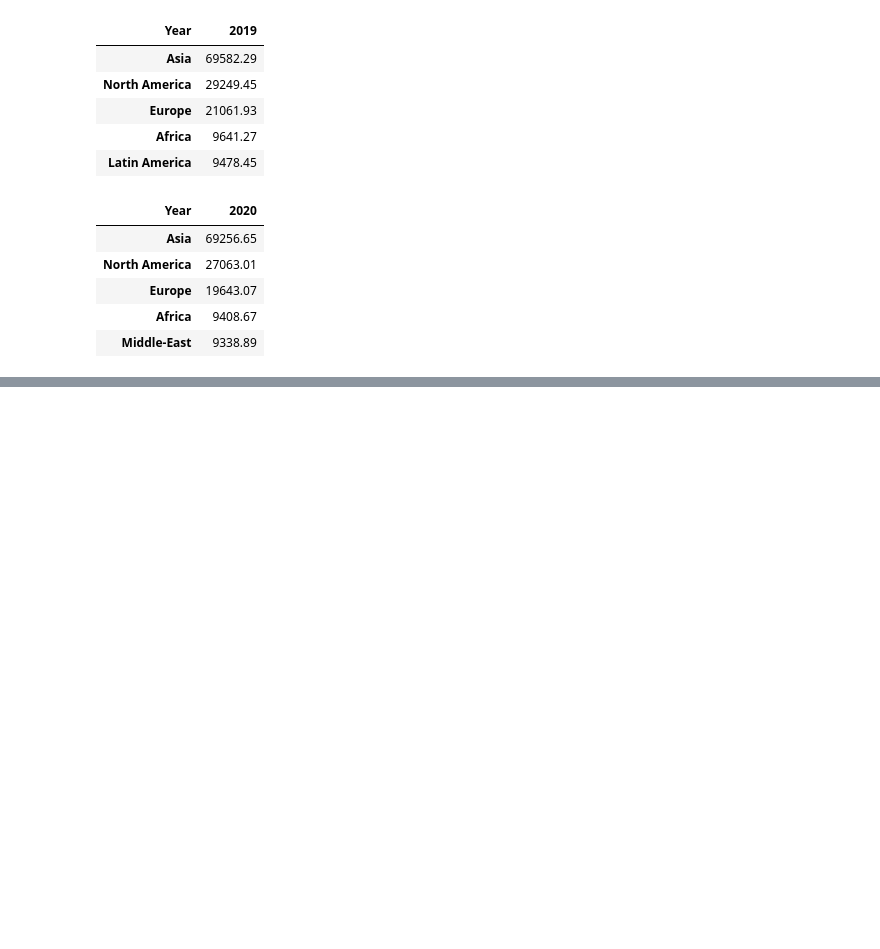
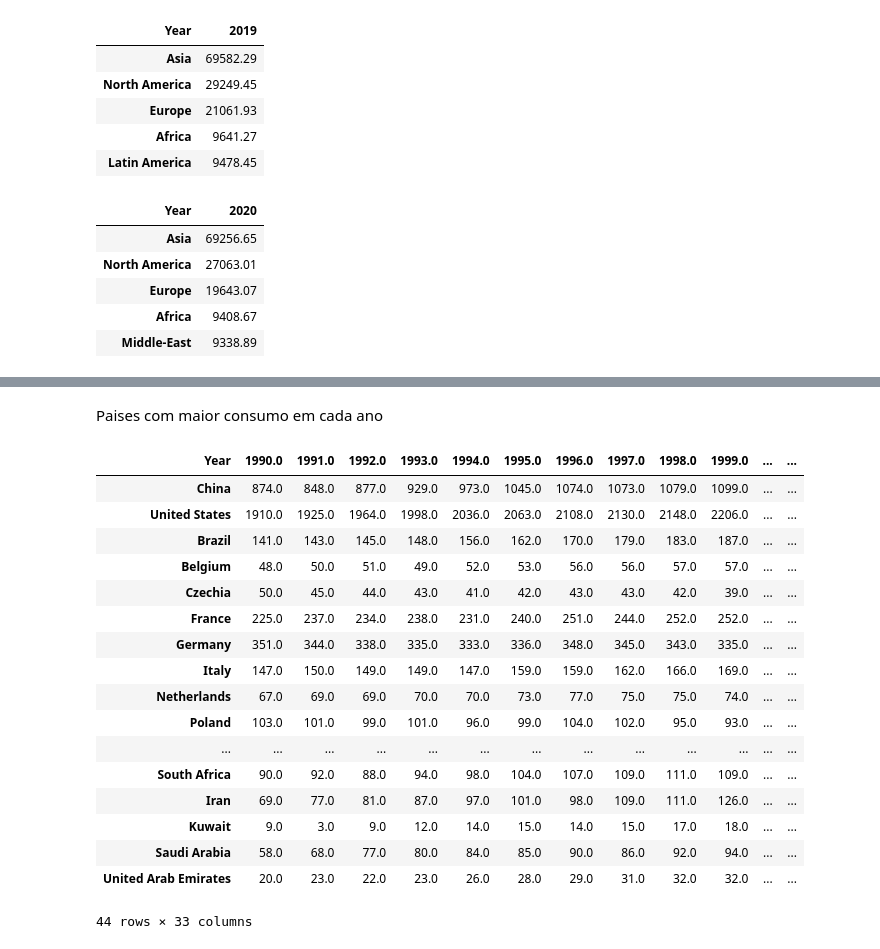
Before and after one commit to Alimva/Trabalho-Final-de-Dados, a Jupyter notebook: main/Notebooks/EDAs/alice_martins.ipynb, the cells around one changed output, grey strips where cells are left out. Saved outputs shown, nothing was run; the diff lists cells and outputs as text; code cells hidden in the pictures; blank space fills up the shorter version.

```diff
--- a/main/Notebooks/EDAs/alice_martins.ipynb
+++ b/main/Notebooks/EDAs/alice_martins.ipynb
@@ -867,0 +870,3 @@ an6.sort_values(by = [2020],ascending = False).iloc[:5, 4:5]
+# %%
+df = pd.read_csv("../../Energydata/Country_Consumption_TWH.csv")
+df
@@ -867,0 +892,2 @@ an6.sort_values(by = [2020],ascending = False).iloc[:5, 4:5]
+# %%
+df = df.set_index('Year')
@@ -867,0 +1866,30 @@ an6.sort_values(by = [2020],ascending = False).iloc[:5, 4:5]
+# %% [markdown]
+Paises com maior consumo em cada ano
+# %%
+dt = df.T
+
+an1 = dt.iloc[: , :6]
+an2 = dt.iloc[: , 6: 11]
+an3 = dt.iloc[: , 11:16]
+an4 = dt.iloc[: , 16:21]
+an5 = dt.iloc[: , 21:26]
+an6 = dt.iloc[: , 26: ]
+# %% [output]
+| Year | 1990.0 | 1991.0 | 1992.0 | 1993.0 | 1994.0 | 1995.0 | 1996.0 | 1997.0 | 1998.0 | 1999.0 | ... | ... |
+| China | 874.0 | 848.0 | 877.0 | 929.0 | 973.0 | 1045.0 | 1074.0 | 1073.0 | 1079.0 | 1099.0 | ... | ... |
+| United States | 1910.0 | 1925.0 | 1964.0 | 1998.0 | 2036.0 | 2063.0 | 2108.0 | 2130.0 | 2148.0 | 2206.0 | ... | ... |
+| Brazil | 141.0 | 143.0 | 145.0 | 148.0 | 156.0 | 162.0 | 170.0 | 179.0 | 183.0 | 187.0 | ... | ... |
+| Belgium | 48.0 | 50.0 | 51.0 | 49.0 | 52.0 | 53.0 | 56.0 | 56.0 | 57.0 | 57.0 | ... | ... |
+| Czechia | 50.0 | 45.0 | 44.0 | 43.0 | 41.0 | 42.0 | 43.0 | 43.0 | 42.0 | 39.0 | ... | ... |
+| France | 225.0 | 237.0 | 234.0 | 238.0 | 231.0 | 240.0 | 251.0 | 244.0 | 252.0 | 252.0 | ... | ... |
+| Germany | 351.0 | 344.0 | 338.0 | 335.0 | 333.0 | 336.0 | 348.0 | 345.0 | 343.0 | 335.0 | ... | ... |
+| Italy | 147.0 | 150.0 | 149.0 | 149.0 | 147.0 | 159.0 | 159.0 | 162.0 | 166.0 | 169.0 | ... | ... |
+| Netherlands | 67.0 | 69.0 | 69.0 | 70.0 | 70.0 | 73.0 | 77.0 | 75.0 | 75.0 | 74.0 | ... | ... |
+| Poland | 103.0 | 101.0 | 99.0 | 101.0 | 96.0 | 99.0 | 104.0 | 102.0 | 95.0 | 93.0 | ... | ... |
+| ... | ... | ... | ... | ... | ... | ... | ... | ... | ... | ... | ... | ... |
+| South Africa | 90.0 | 92.0 | 88.0 | 94.0 | 98.0 | 104.0 | 107.0 | 109.0 | 111.0 | 109.0 | ... | ... |
+| Iran | 69.0 | 77.0 | 81.0 | 87.0 | 97.0 | 101.0 | 98.0 | 109.0 | 111.0 | 126.0 | ... | ... |
+| Kuwait | 9.0 | 3.0 | 9.0 | 12.0 | 14.0 | 15.0 | 14.0 | 15.0 | 17.0 | 18.0 | ... | ... |
+| Saudi Arabia | 58.0 | 68.0 | 77.0 | 80.0 | 84.0 | 85.0 | 90.0 | 86.0 | 92.0 | 94.0 | ... | ... |
+| United Arab Emirates | 20.0 | 23.0 | 22.0 | 23.0 | 26.0 | 28.0 | 29.0 | 31.0 | 32.0 | 32.0 | ... | ... |
+44 rows × 33 columns
```
Also changed, not shown: parts of 156 cells of this notebook.
